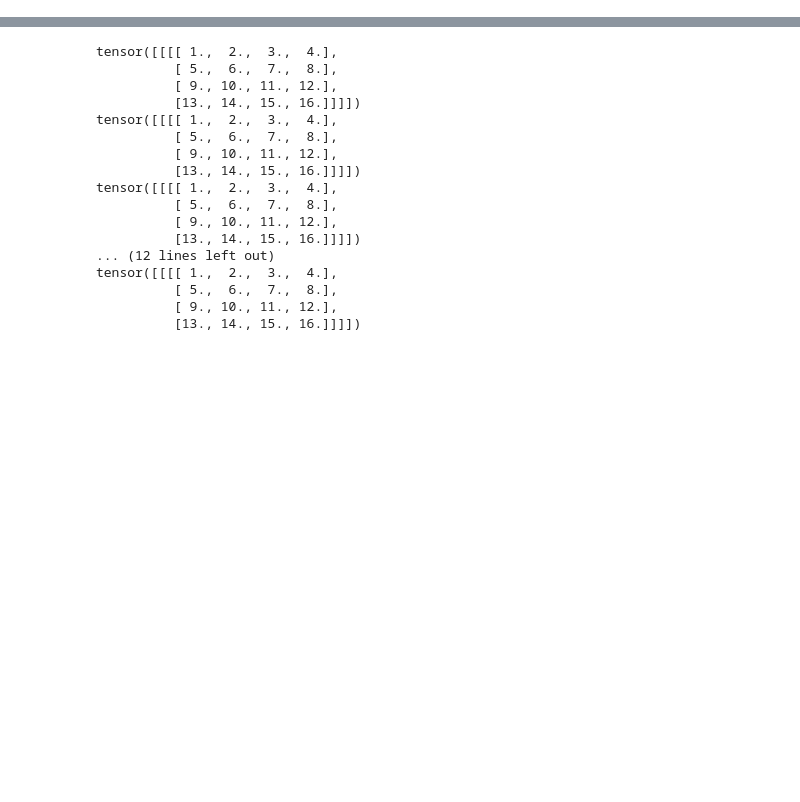
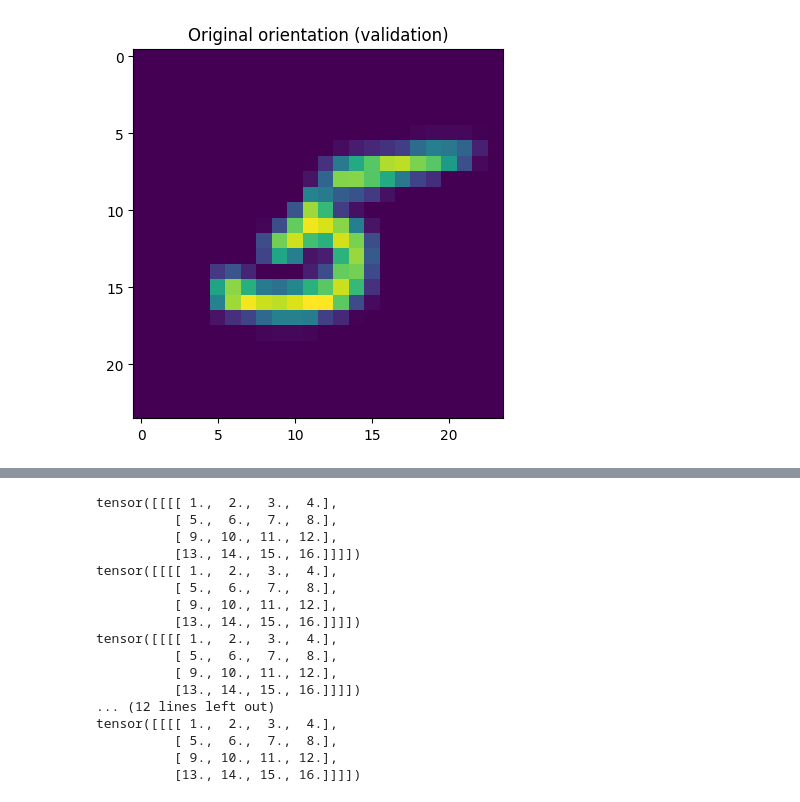
Before and after one commit to TomekNocon/IMMUVIS-PIGVAE, a Jupyter notebook: notebooks/test.ipynb, the cells around one changed output, grey strips where cells are left out. Saved outputs shown, nothing was run; the diff lists cells and outputs as text; code cells hidden in the pictures; blank space fills up the shorter version.

```diff
--- a/notebooks/test.ipynb
+++ b/notebooks/test.ipynb
@@ -133,0 +115,13 @@ def restore_tensor(
+# %%
+# Try with validation data (no permutation)
+val_imgs = data_val[0][0][0]
+val_args = data_val[0][0][1]
+
+# The first augmentation (index 0) should be the original orientation
+r_orig = restore_tensor(val_imgs[0], 1, 1, 24, 24, 4)
+plt.figure()
+plt.imshow(r_orig.squeeze())
+plt.title("Original orientation (validation)")
+plt.show()
+# %% [output]
+[figure, added]
```
Also changed, not shown: parts of 18 cells of this notebook, 2 other files.
